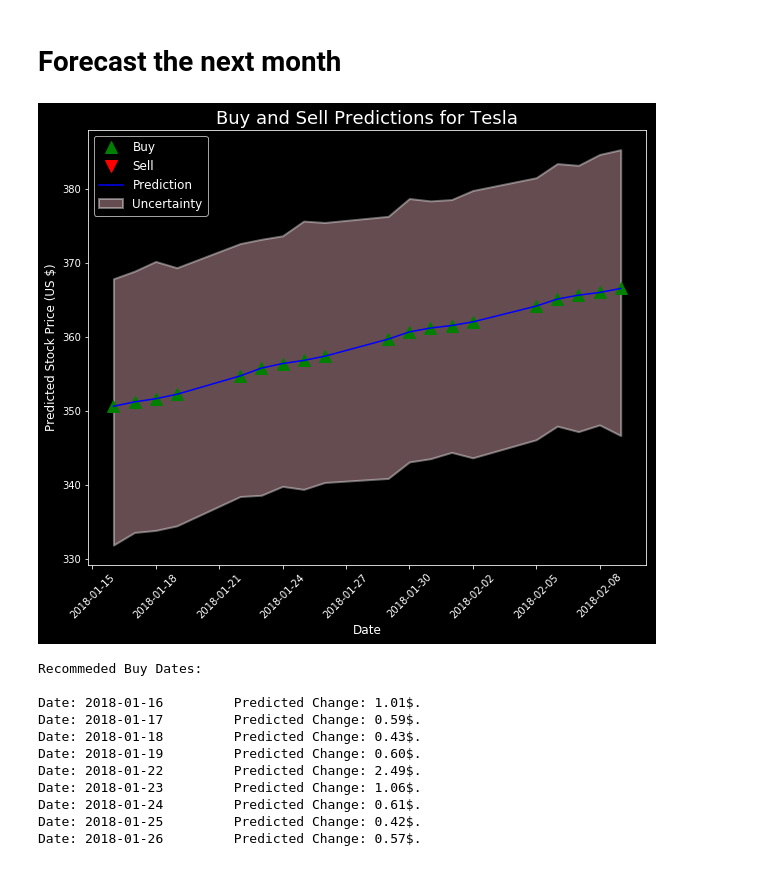
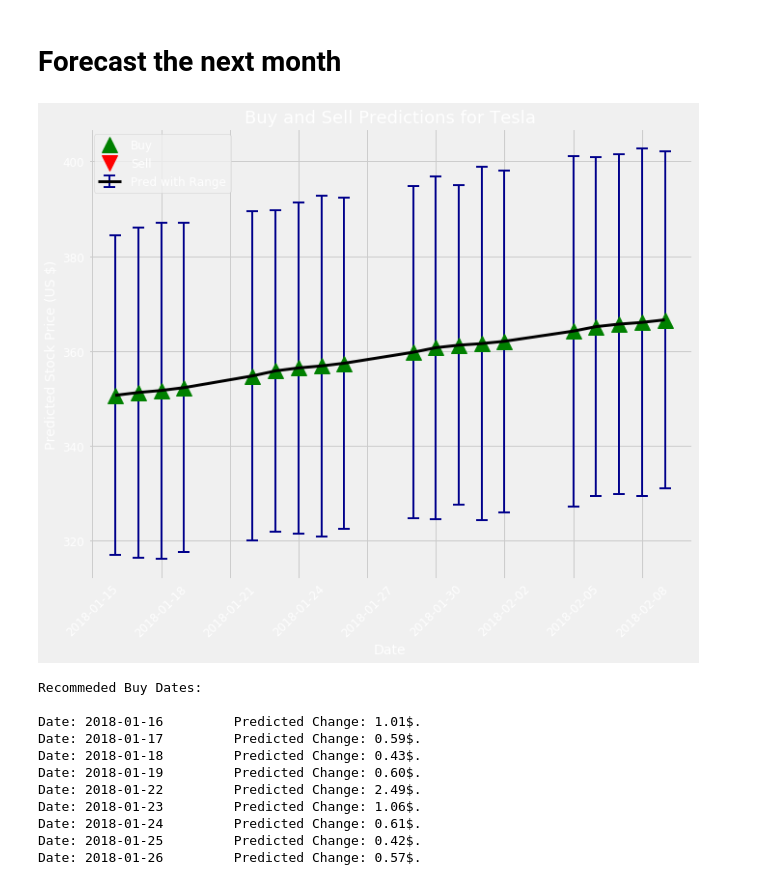
Before and after one commit to WillKoehrsen/Data-Analysis, a Jupyter notebook: additive_models/Stock Prediction with Additive Models.ipynb, the cells around one changed output. Drawn from its saved outputs; the diff is of its cells as text; code cells hidden in the pictures.

```diff
--- a/additive_models/Stock Prediction with Additive Models.ipynb
+++ b/additive_models/Stock Prediction with Additive Models.ipynb
@@ -22,2 +20,0 @@ inline_rc = dict(matplotlib.rcParams)
-# %%
-matplotlib.rcParams.keys()
@@ -282,27 +262,27 @@ future_tesla['buy'] = [1 if diff > 0 else 0 for diff in future_tesla['diff']]
 # %%
 # Create two separate dataframes for plotting
 future_buy = future_tesla[future_tesla['buy'] == 1]
 future_sell = future_tesla[future_tesla['buy'] == 0]
 
-plt.style.use('dark_background')
-matplotlib.rcParams['axes.labelsize'] = 12
-matplotlib.rcParams['xtick.labelsize'] = 10
-matplotlib.rcParams['ytick.labelsize'] = 10
+plt.style.use('fivethirtyeight')
+matplotlib.rcParams['axes.labelsize'] = 14
+matplotlib.rcParams['xtick.labelsize'] = 12
+matplotlib.rcParams['ytick.labelsize'] = 12
 matplotlib.rcParams['axes.titlesize'] = 18
 fig, ax = plt.subplots(1, 1, figsize=(10, 8))
-ax.plot(future_buy['ds'], future_buy['yhat'], 'g^', ms = 12, label = 'Buy')
-ax.plot(future_sell['ds'], future_sell['yhat'], 'rv', ms = 12, label = 'Sell')
-ax.plot(future_tesla['ds'], future_tesla['yhat'], 'b-', label = 'Prediction')
-ax.fill_between(future_tesla['ds'].dt.to_pydatetime(), future_tesla['yhat_upper'],
-                future_tesla['yhat_lower'], edgecolor = 'w', facecolor = 'pink',
-                label = 'Uncertainty', alpha = 0.4, linewidth = 2)
+ax.plot(future_buy['ds'], future_buy['yhat'], 'g^', ms = 16, label = 'Buy')
+ax.plot(future_sell['ds'], future_sell['yhat'], 'rv', ms = 16, label = 'Sell')
+ax.errorbar(future_tesla['ds'].dt.to_pydatetime(), future_tesla['yhat'],
+            yerr = future_tesla['yhat_upper']- future_tesla['yhat_lower'],
+            capthick=2, color = 'k',linewidth = 3,
+           ecolor='darkblue', capsize = 6, elinewidth = 2, label = 'Pred with Range')
 
 plt.legend(loc = 2, prop={'size': 12});
 plt.xticks(rotation = '45')
 plt.ylabel('Predicted Stock Price (US $)');
 plt.xlabel('Date'); plt.title('Buy and Sell Predictions for Tesla');
 # %% [output]
-[figure, old version]
+[figure, new version]
 # %%
 print('Recommeded Buy Dates:\n')
 for date, change in zip(future_buy['ds'], future_buy['diff']):
```
Also changed, not shown: parts of 11 cells of this notebook, 1 other file.
